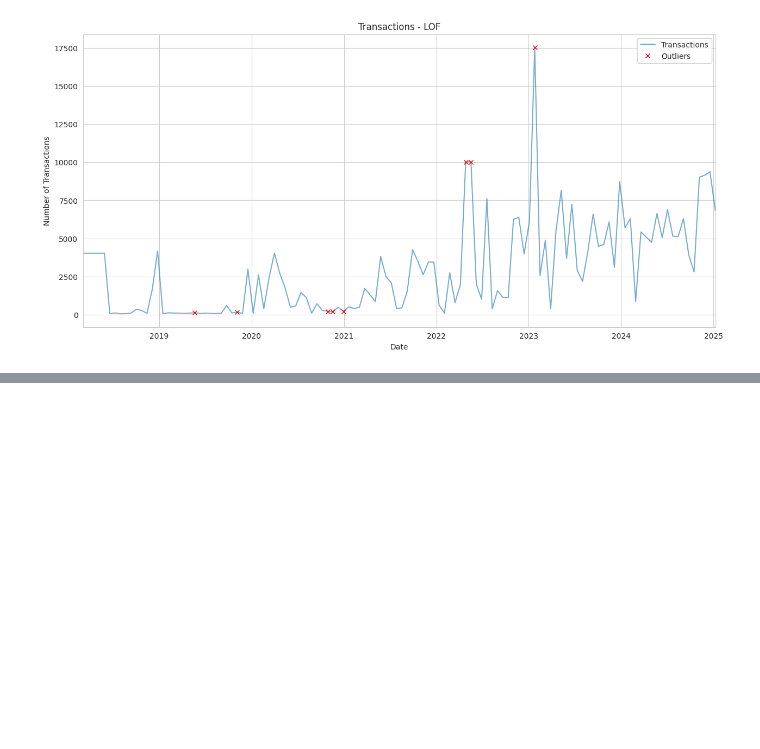
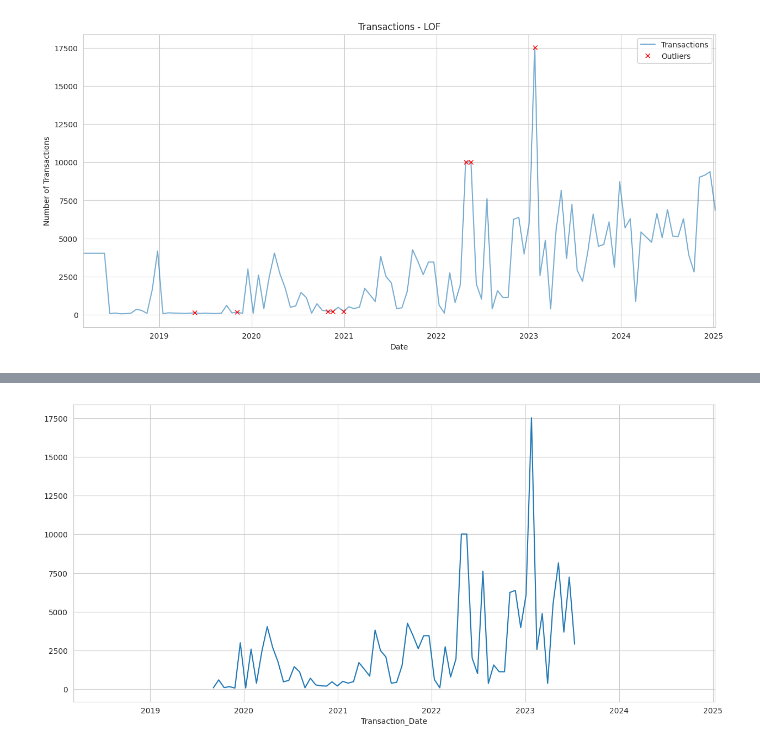
Before and after one commit to Jeremiah-Katumo/dsa, a Jupyter notebook: project/transactions.ipynb, the cells around one changed output, grey strips where cells are left out. Cells and saved outputs as stored; diff of their text form; code cells hidden in the pictures; blank space fills up the shorter version.

```diff
--- a/project/transactions.ipynb
+++ b/project/transactions.ipynb
@@ -429,0 +556,5 @@ outlier_detector.plot_outliers(outliers, transaction_df, 'LOF')
+# %%
+(transaction_decomposed.trend + transaction_decomposed.seasonal + transaction_decomposed.resid).plot()
+plt.show()
+# %% [output]
+[figure, added]
```
Also changed, not shown: parts of 47 cells of this notebook, 1 other file.
